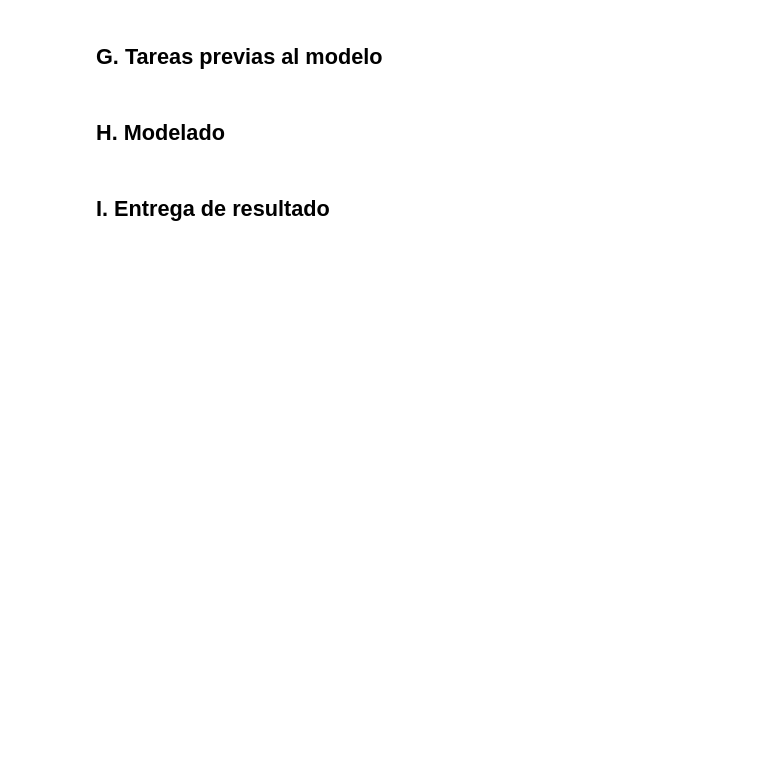
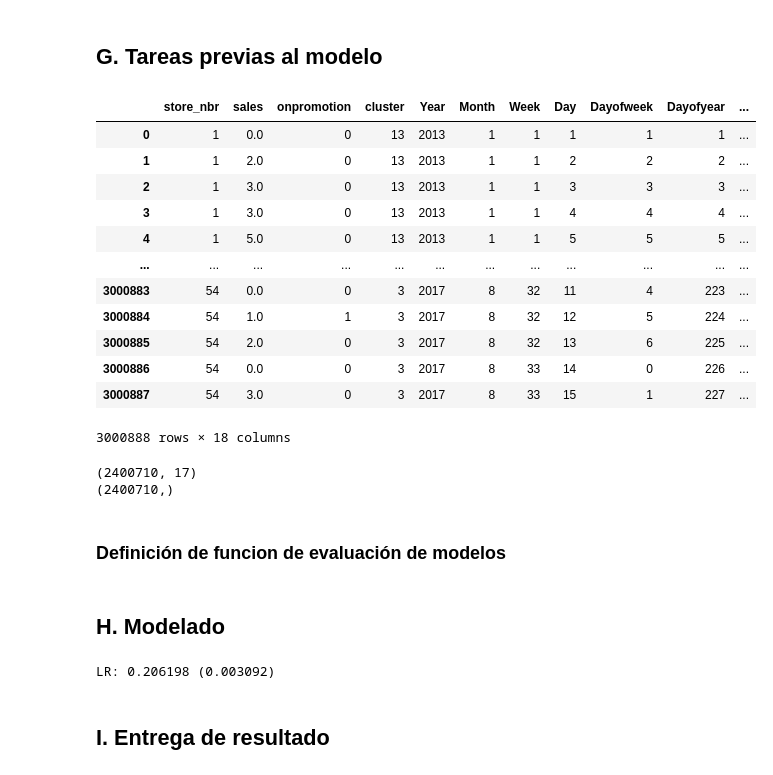
Before and after one commit to Sebas1245/store-sales-forecasting, a Jupyter notebook: analysis.ipynb, the cells around one changed output. Saved outputs shown, nothing was run; the diff lists cells and outputs as text; code cells hidden in the pictures; blank space fills up the shorter version.

Commit message:
Agrega tareas iniciales del modelo y codigo para empezar a evaluar modelos

```diff
--- a/analysis.ipynb
+++ b/analysis.ipynb
@@ -391,5 +428,32 @@ corr_mat_join_encode = matTriangleHeatmap(train_join_df_encode, 'Correlation Mat
 # %% [markdown]
 ## G. Tareas previas al modelo
+# %%
+train_dataset_clean = pd.read_csv('./data/train_join_df_encoded.csv')
+train_dataset_clean.drop('date', axis=1, inplace=True)
+train_dataset_clean
+# %% [output]
+|  | store_nbr | sales | onpromotion | cluster | Year | Month | Week | Day | Dayofweek | Dayofyear | ... |
+| 0 | 1 | 0.0 | 0 | 13 | 2013 | 1 | 1 | 1 | 1 | 1 | ... |
+| 1 | 1 | 2.0 | 0 | 13 | 2013 | 1 | 1 | 2 | 2 | 2 | ... |
+| 2 | 1 | 3.0 | 0 | 13 | 2013 | 1 | 1 | 3 | 3 | 3 | ... |
+| 3 | 1 | 3.0 | 0 | 13 | 2013 | 1 | 1 | 4 | 4 | 4 | ... |
+| 4 | 1 | 5.0 | 0 | 13 | 2013 | 1 | 1 | 5 | 5 | 5 | ... |
+| ... | ... | ... | ... | ... | ... | ... | ... | ... | ... | ... | ... |
+| 3000883 | 54 | 0.0 | 0 | 3 | 2017 | 8 | 32 | 11 | 4 | 223 | ... |
+| 3000884 | 54 | 1.0 | 1 | 3 | 2017 | 8 | 32 | 12 | 5 | 224 | ... |
+| 3000885 | 54 | 2.0 | 0 | 3 | 2017 | 8 | 32 | 13 | 6 | 225 | ... |
+| 3000886 | 54 | 0.0 | 0 | 3 | 2017 | 8 | 33 | 14 | 0 | 226 | ... |
+| 3000887 | 54 | 3.0 | 0 | 3 | 2017 | 8 | 33 | 15 | 1 | 227 | ... |
+3000888 rows × 18 columns
 # %%
 #Train split
+from sklearn.model_selection import train_test_split
+train_features, test_features, train_labels, test_labels = train_test_split(train_dataset_clean.drop('sales', axis=1), train_dataset_clean['sales'],train_size=0.8, random_state=43)
+print(train_features.shape)
+print(train_labels.shape)
 #Unir al test de kaggle lo que se hizo en este modelo.
+# %% [output]
+(2400710, 17)
+(2400710,)
+# %% [markdown]
+### Definición de funcion de evaluación de modelos
@@ -396,4 +476,35 @@ corr_mat_join_encode = matTriangleHeatmap(train_join_df_encode, 'Correlation Mat
 # %% [markdown]
 ## H. Modelado
+# %%
+from sklearn.linear_model import LinearRegression
+from sklearn.neural_network import MLPRegressor
+from sklearn.neighbors import KNeighborsRegressor
+from sklearn.ensemble import RandomForestRegressor
+from sklearn.model_selection import TimeSeriesSplit
+from sklearn.model_selection import cross_val_score
+
+models = []
+models.append(('LR', LinearRegression()))
+models.append(('NN', MLPRegressor(solver = 'lbfgs', max_iter=50000,n_iter_no_change = 20)))  #neural network
+models.append(('KNN', KNeighborsRegressor(n_jobs=-1)))
+models.append(('RF', RandomForestRegressor(n_estimators = 10, n_jobs=-1))) # Ensemble method - collection of many decision trees
+# Evaluate each model in turn
+results = []
+names = []
+for name, model in models:
+    # TimeSeries Cross validation
+    tscv = TimeSeriesSplit(n_splits=5)
+
+    cv_results = cross_val_score(model, train_features, train_labels, cv=tscv, scoring='r2')
+    results.append(cv_results)
+    names.append(name)
+    print('%s: %f (%f)' % (name, cv_results.mean(), cv_results.std()))
+
+# Compare Algorithms
+plt.boxplot(results, labels=names)
+plt.title('Algorithm Comparison')
+plt.show()
+# %% [output]
+LR: 0.206198 (0.003092)
 # %% [markdown]
 ## I. Entrega de resultado
```
Also changed, not shown: parts of 8 cells of this notebook.
